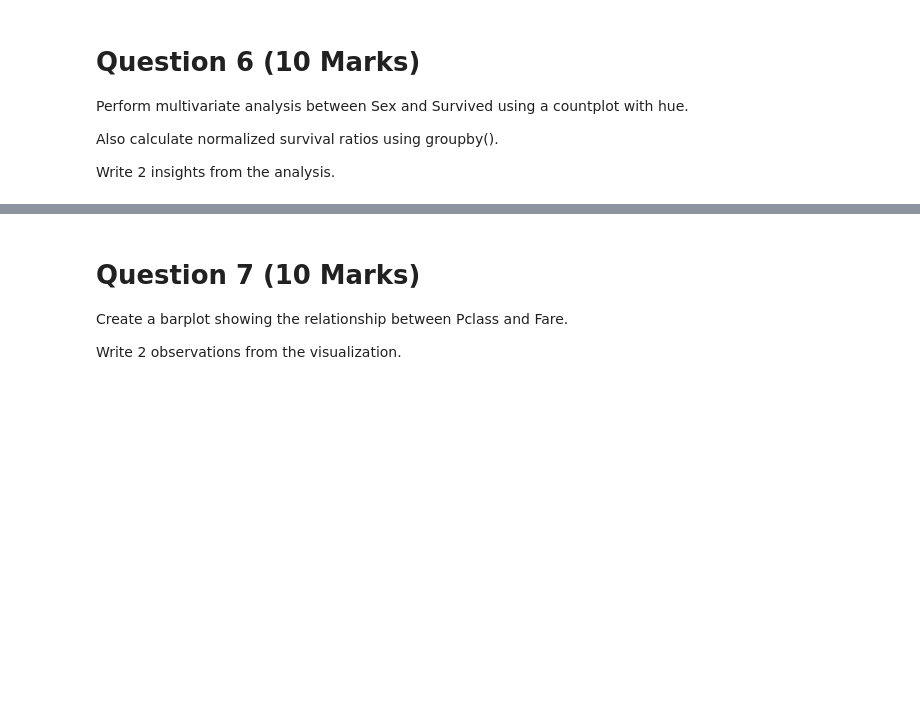
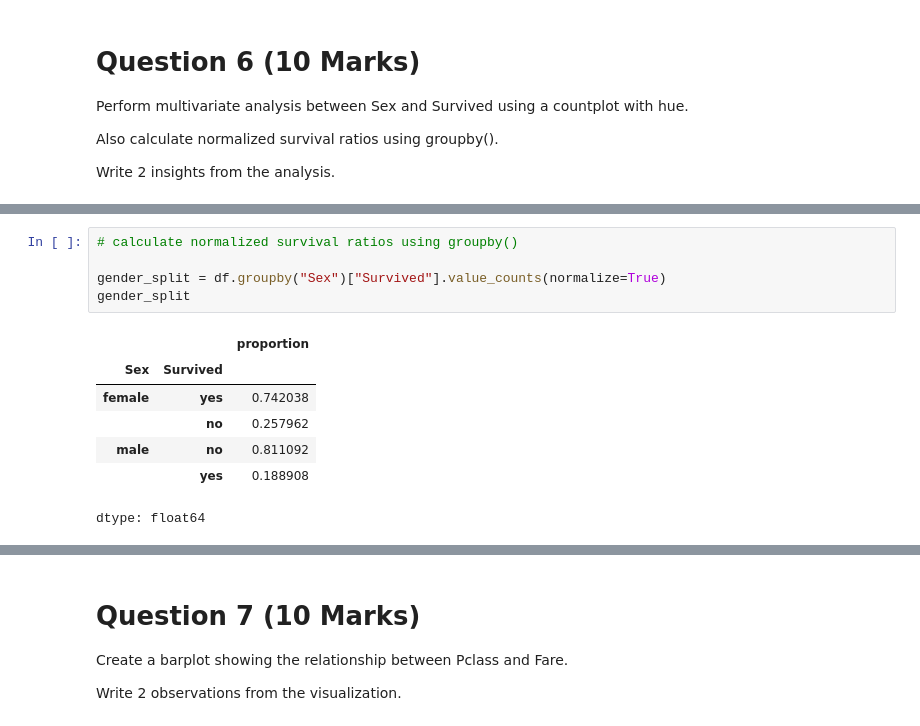
Before and after one commit to Radiat09/colab, a Jupyter notebook: ML_Assignment_01_ans.ipynb, the cells around one changed output, grey strips where cells are left out. Cells and saved outputs as stored; diff of their text form; blank space fills up the shorter version.

```diff
--- a/ML_Assignment_01_ans.ipynb
+++ b/ML_Assignment_01_ans.ipynb
@@ -201,0 +213,13 @@ Write 2 insights from the analysis.
+# %%
+# calculate normalized survival ratios using groupby()
+
+gender_split = df.groupby("Sex")["Survived"].value_counts(normalize=True)
+gender_split
+# %% [output]
+|  |  | proportion |
+| Sex | Survived |  |
+| female | yes | 0.742038 |
+|  | no | 0.257962 |
+| male | no | 0.811092 |
+|  | yes | 0.188908 |
+dtype: float64
```
Also changed, not shown: parts of 2 cells of this notebook.
